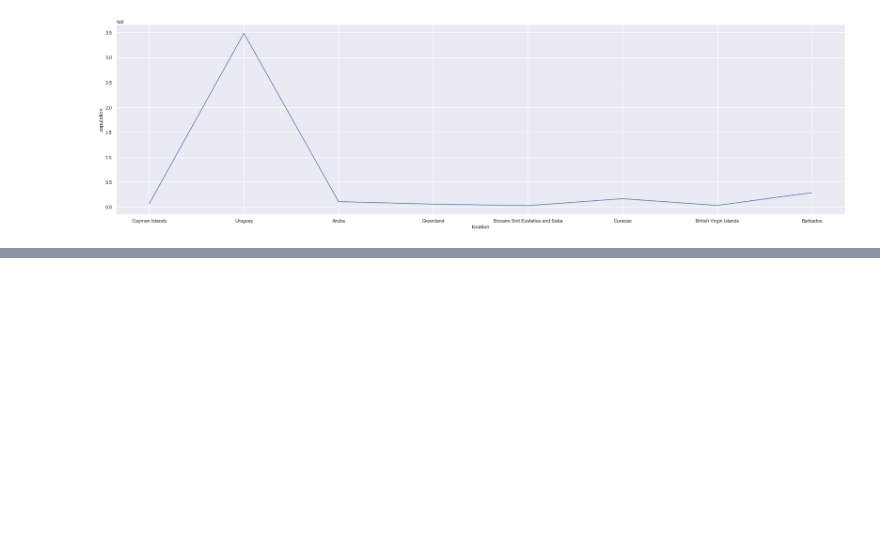
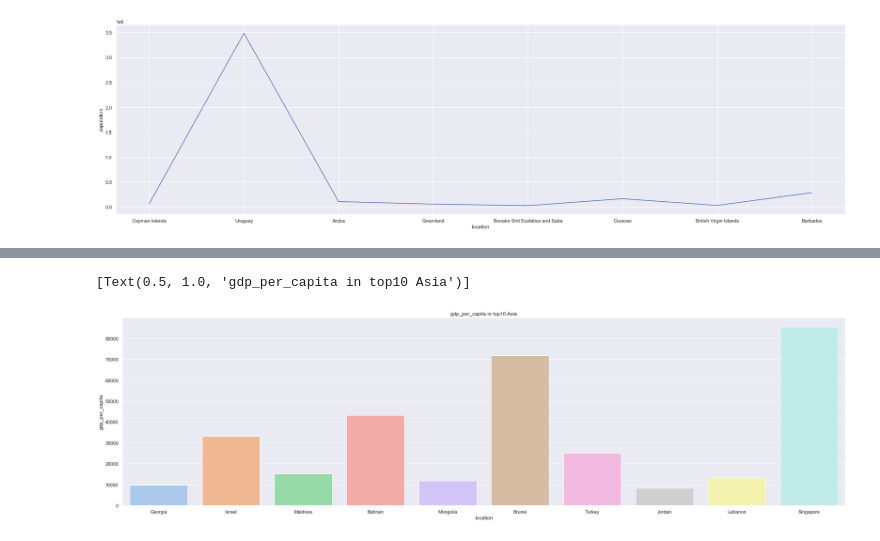
Before and after one commit to NChancheep/ITCS498_com_sci_classproject, a Jupyter notebook: ITCS498_com_sci_classproject.ipynb, the cells around one changed output, grey strips where cells are left out. Saved outputs shown, nothing was run; the diff lists cells and outputs as text; code cells hidden in the pictures; blank space fills up the shorter version.

```diff
--- a/ITCS498_com_sci_classproject.ipynb
+++ b/ITCS498_com_sci_classproject.ipynb
@@ -290,0 +327,5 @@ plt.show()
+# %%
+sns.barplot(x="location", y="gdp_per_capita", data=asia_top10_totalcases ,palette='pastel').set(title='gdp_per_capita in top10 Asia')
+# %% [output]
+[Text(0.5, 1.0, 'gdp_per_capita in top10 Asia')]
+[figure, added]
```
Also changed, not shown: parts of 18 cells of this notebook.
